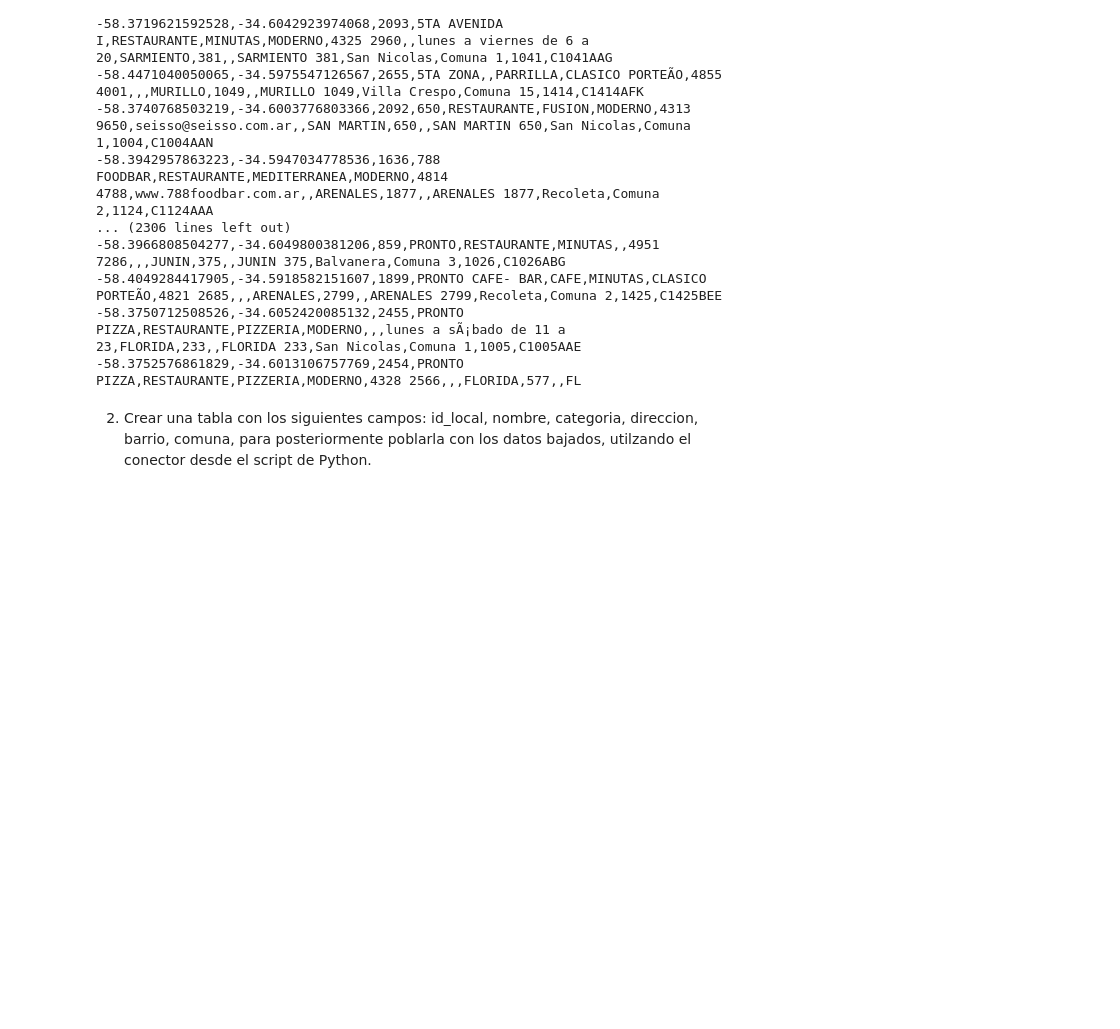
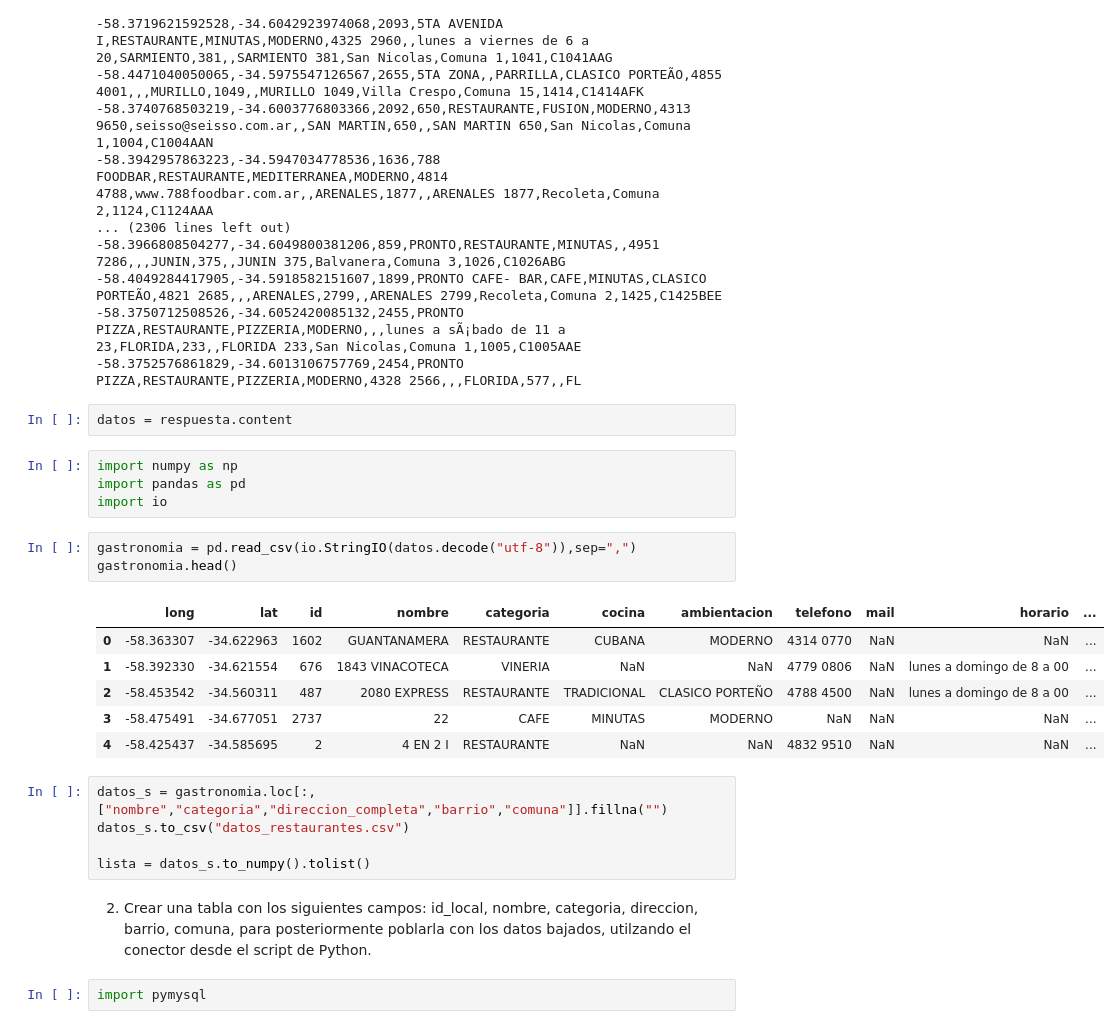
Before and after one commit to DaAnMaGi/Estudios_Henry, a Jupyter notebook: M2/Clase 08/resolución_homework.ipynb, the cells around one changed output. Saved outputs shown, nothing was run; the diff lists cells and outputs as text; blank space fills up the shorter version.

```diff
--- a/M2/Clase 08/resolución_homework.ipynb
+++ b/M2/Clase 08/resolución_homework.ipynb
@@ -38,4 +38,27 @@ long,lat,id,nombre,categoria,cocina,ambientacion,telefono,mail,horario,calle_nom
 -58.3750712508526,-34.6052420085132,2455,PRONTO PIZZA,RESTAURANTE,PIZZERIA,MODERNO,,,lunes a sÃ¡bado de 11 a 23,FLORIDA,233,,FLORIDA 233,San Nicolas,Comuna 1,1005,C1005AAE
 -58.3752576861829,-34.6013106757769,2454,PRONTO PIZZA,RESTAURANTE,PIZZERIA,MODERNO,4328 2566,,,FLORIDA,577,,FL
+# %%
+datos = respuesta.content
+# %%
+import numpy as np
+import pandas as pd
+import io
+# %%
+gastronomia = pd.read_csv(io.StringIO(datos.decode("utf-8")),sep=",")
+gastronomia.head()
+# %% [output]
+|  | long | lat | id | nombre | categoria | cocina | ambientacion | telefono | mail | horario | ... |
+| 0 | -58.363307 | -34.622963 | 1602 | GUANTANAMERA | RESTAURANTE | CUBANA | MODERNO | 4314 0770 | NaN | NaN | ... |
+| 1 | -58.392330 | -34.621554 | 676 | 1843 VINACOTECA | VINERIA | NaN | NaN | 4779 0806 | NaN | lunes a domingo de 8 a 00 | ... |
+| 2 | -58.453542 | -34.560311 | 487 | 2080 EXPRESS | RESTAURANTE | TRADICIONAL | CLASICO PORTEÑO | 4788 4500 | NaN | lunes a domingo de 8 a 00 | ... |
+| 3 | -58.475491 | -34.677051 | 2737 | 22 | CAFE | MINUTAS | MODERNO | NaN | NaN | NaN | ... |
+| 4 | -58.425437 | -34.585695 | 2 | 4 EN 2 I | RESTAURANTE | NaN | NaN | 4832 9510 | NaN | NaN | ... |
+# %%
+datos_s = gastronomia.loc[:,["nombre","categoria","direccion_completa","barrio","comuna"]].fillna("")
+datos_s.to_csv("datos_restaurantes.csv")
+
+lista = datos_s.to_numpy().tolist()
 # %% [markdown]
 2. Crear una tabla con los siguientes campos: id_local, nombre, categoria, direccion, barrio, comuna, para posteriormente poblarla con los datos bajados, utilzando el conector desde el script de Python.
+# %%
+import pymysql
```
Also changed, not shown: parts of 5 cells of this notebook, 3 other files.
